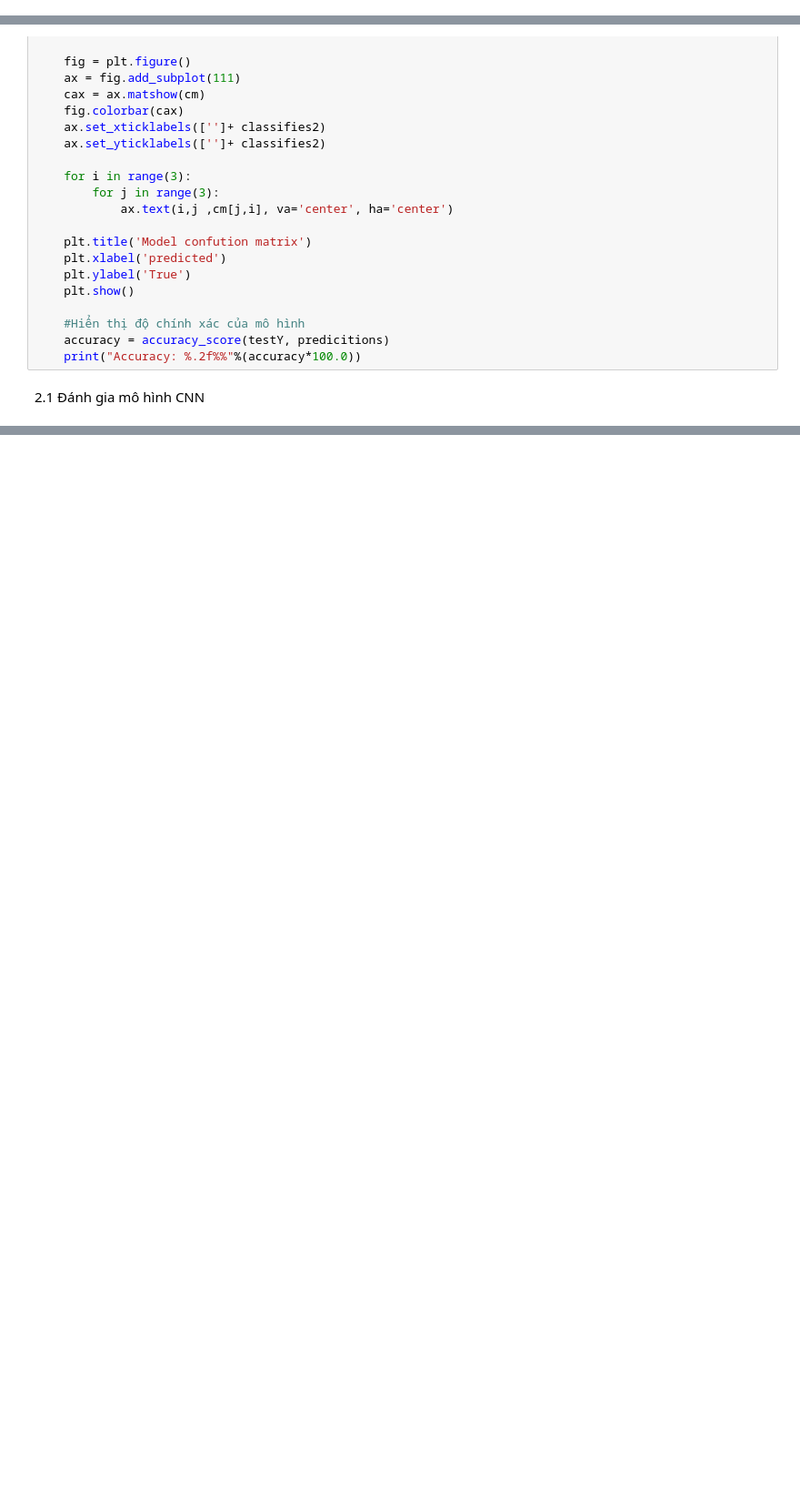
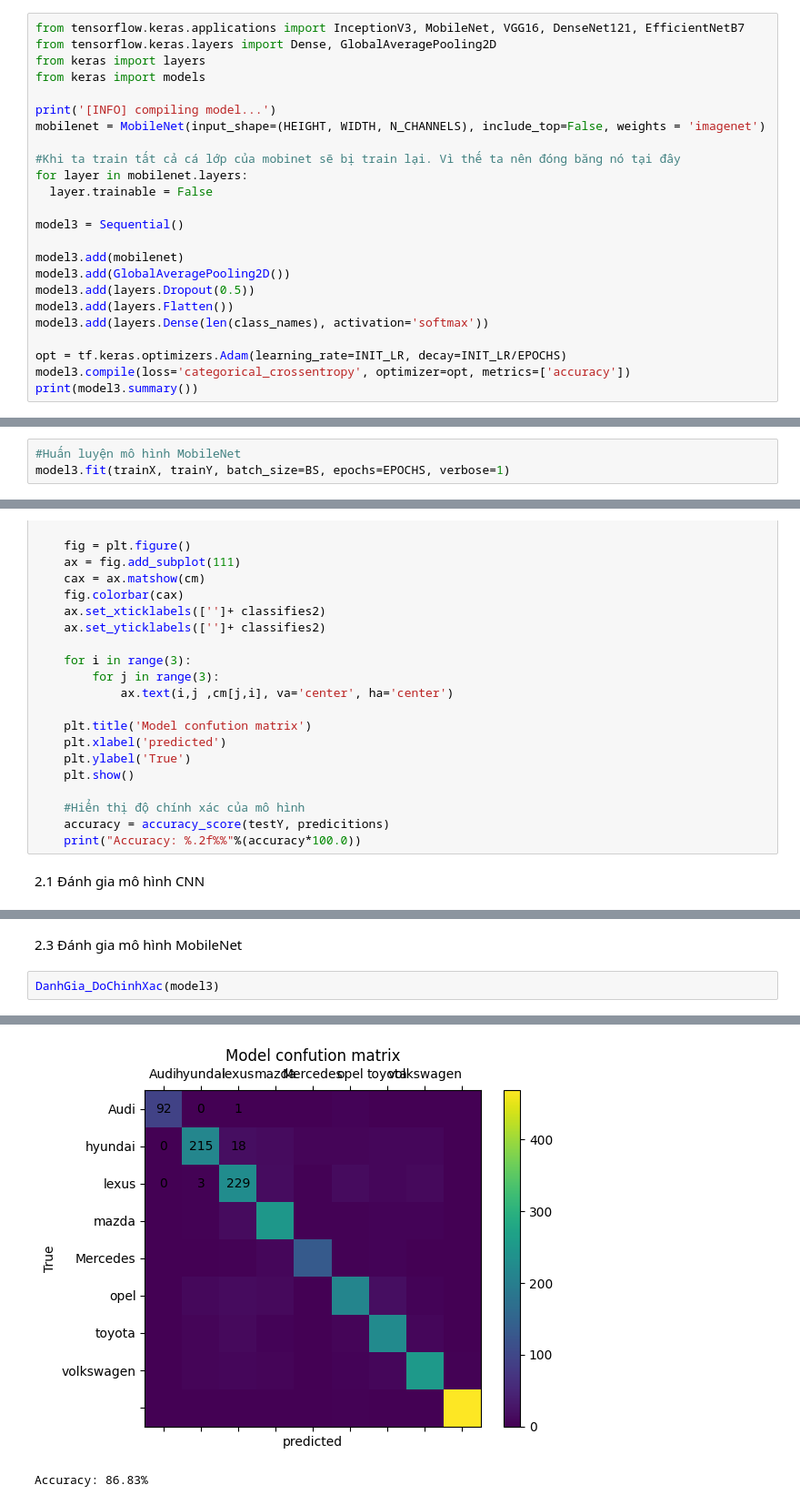
Before and after one commit to GiaBao0510/UngDungNhanDangHangXe_, a Jupyter notebook: HuanLuyen.ipynb, the cells around one changed output, grey strips where cells are left out. Shown at 91% size. Cells and saved outputs as stored; diff of their text form; blank space fills up the shorter version.

```diff
--- a/HuanLuyen.ipynb
+++ b/HuanLuyen.ipynb
@@ -241,0 +243,24 @@ Epoch 13/30
+# %%
+from tensorflow.keras.applications import InceptionV3, MobileNet, VGG16, DenseNet121, EfficientNetB7
+from tensorflow.keras.layers import Dense, GlobalAveragePooling2D
+from keras import layers
+from keras import models
+
+print('[INFO] compiling model...')
+mobilenet = MobileNet(input_shape=(HEIGHT, WIDTH, N_CHANNELS), include_top=False, weights = 'imagenet')
+
+#Khi ta train tất cả cá lớp của mobinet sẽ bị train lại. Vì thế ta nên đóng băng nó tại đây
+for layer in mobilenet.layers:
+  layer.trainable = False
+
+model3 = Sequential()
+
+model3.add(mobilenet)
+model3.add(GlobalAveragePooling2D())
+model3.add(layers.Dropout(0.5))
+model3.add(layers.Flatten())
+model3.add(layers.Dense(len(class_names), activation='softmax'))
+
+opt = tf.keras.optimizers.Adam(learning_rate=INIT_LR, decay=INIT_LR/EPOCHS)
+model3.compile(loss='categorical_crossentropy', optimizer=opt, metrics=['accuracy'])
+print(model3.summary())
@@ -241,0 +288,3 @@ Epoch 13/30
+# %%
+#Huấn luyện mô hình MobileNet
+model3.fit(trainX, trainY, batch_size=BS, epochs=EPOCHS, verbose=1)
@@ -301,0 +539,5 @@ Accuracy: 64.91%
+# %% [markdown]
+2.3 Đánh gia mô hình MobileNet
+# %%
+DanhGia_DoChinhXac(model3)
+# %% [output]
@@ -301,0 +545,2 @@ Accuracy: 64.91%
+[figure, added]
+Accuracy: 86.83%
```
Also changed, not shown: parts of 26 cells of this notebook, 17 other files.
